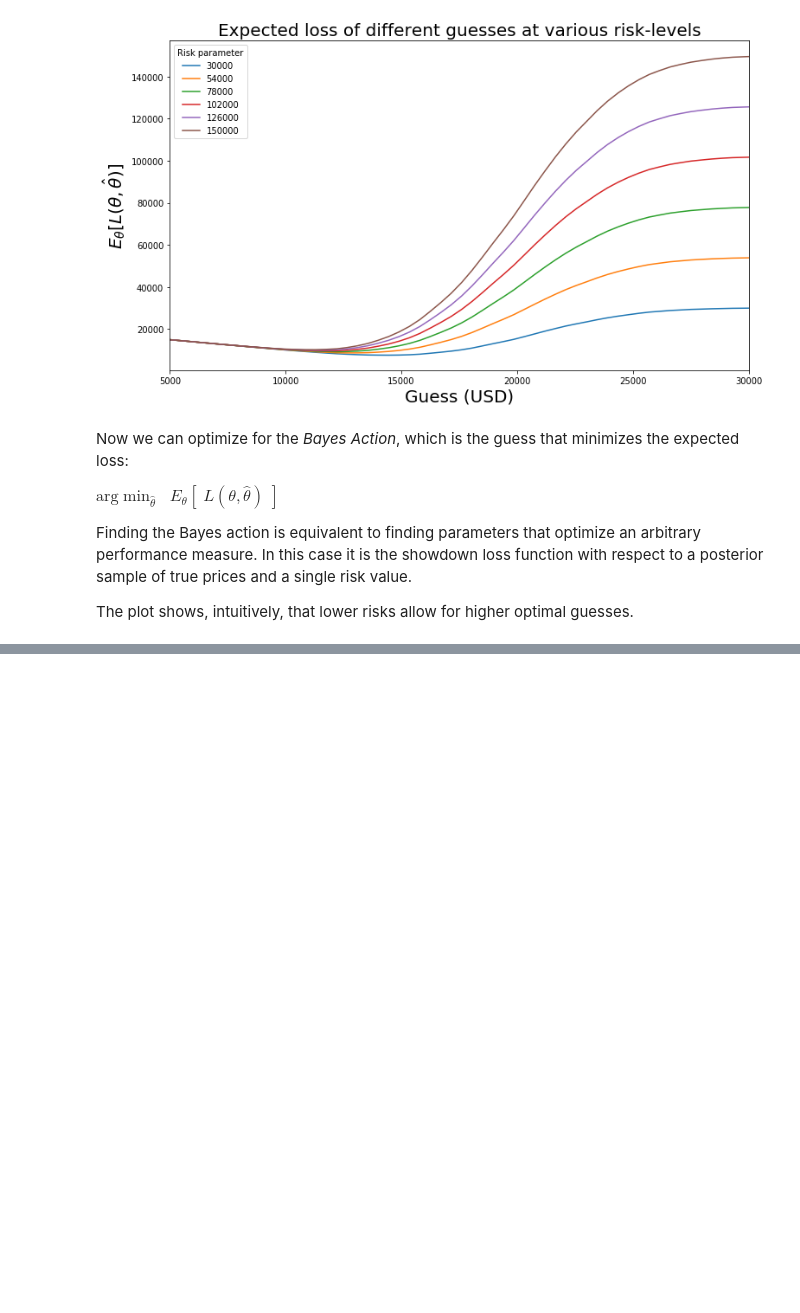
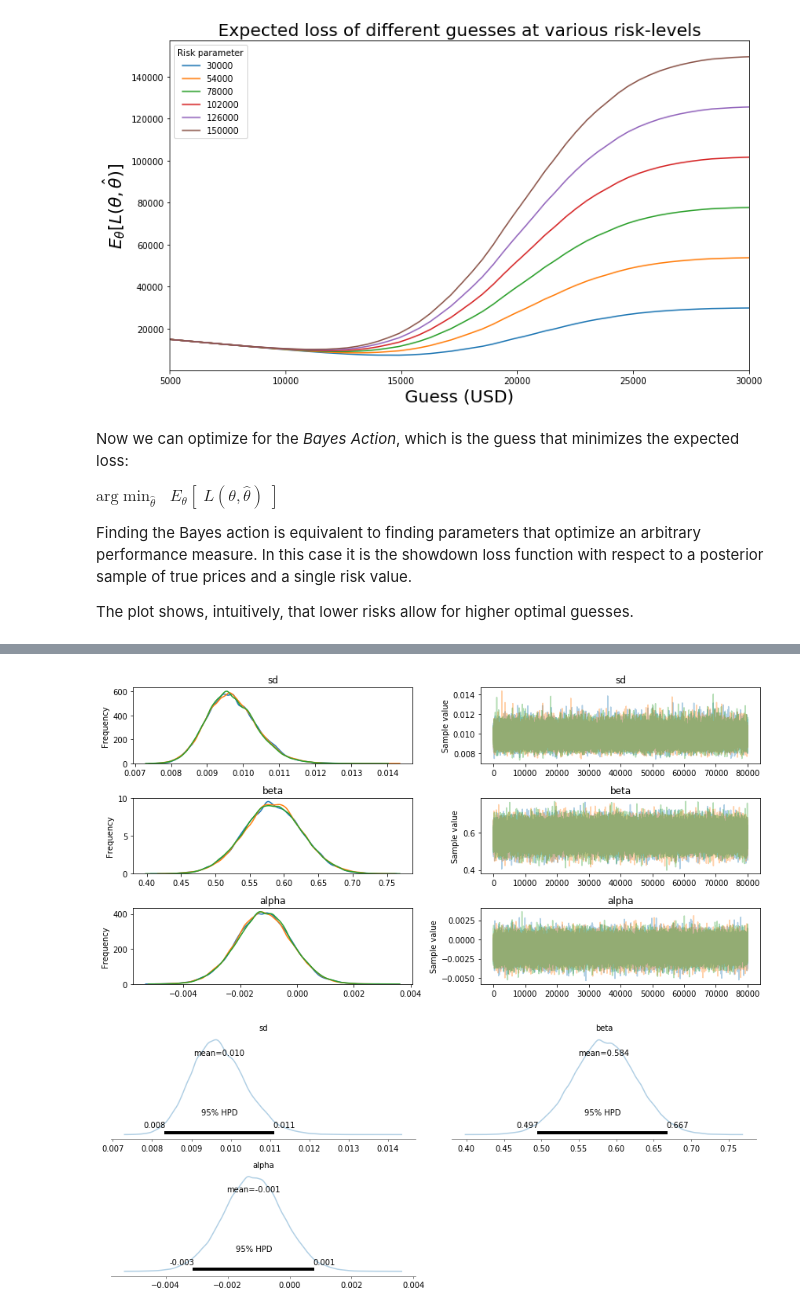
Before and after one commit to alexklibisz/exercises, a Jupyter notebook: bmfh/chap05.ipynb, the cells around one changed output, grey strips where cells are left out. Cells and saved outputs as stored; diff of their text form; code cells hidden in the pictures; blank space fills up the shorter version.

```diff
--- a/bmfh/chap05.ipynb
+++ b/bmfh/chap05.ipynb
@@ -213,0 +285,15 @@ Minimum at risk 150000 = 11053.62
+# %%
+with pm.Model() as linreg_model:
+
+    alpha = pm.Normal('alpha', mu=0, sd=100)
+    beta = pm.Normal('beta', mu=0, sd=100)
+
+    mu = pm.Deterministic('mean', alpha + beta * X)
+    sd = pm.Uniform('sd', 0, 100)
+
+    obs = pm.Normal('obs', mu=mu, sd=sd, observed=Y)
+
+    %time linreg_trace = pm.sample(100000, step=pm.Metropolis())
+    burned_linreg_trace = linreg_trace[20000:]
+
+'Done'
@@ -213,0 +310,7 @@ Minimum at risk 150000 = 11053.62
+# %%
+pm.plots.traceplot(trace=burned_linreg_trace, varnames=['sd', 'beta', 'alpha'])
+pm.plot_posterior(trace=burned_linreg_trace, varnames=['sd', 'beta', 'alpha'], kde_plot=True)
+plt.show()
+# %% [output]
+[figure, added]
+[figure, added]
```
Also changed, not shown: parts of 15 cells of this notebook.
